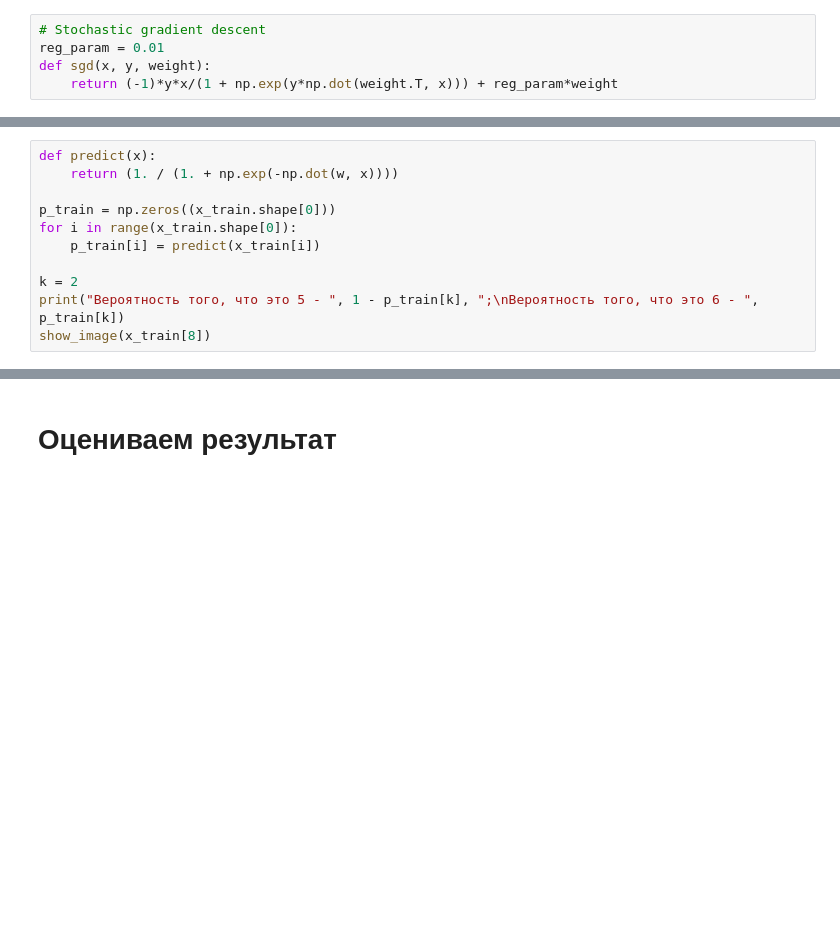
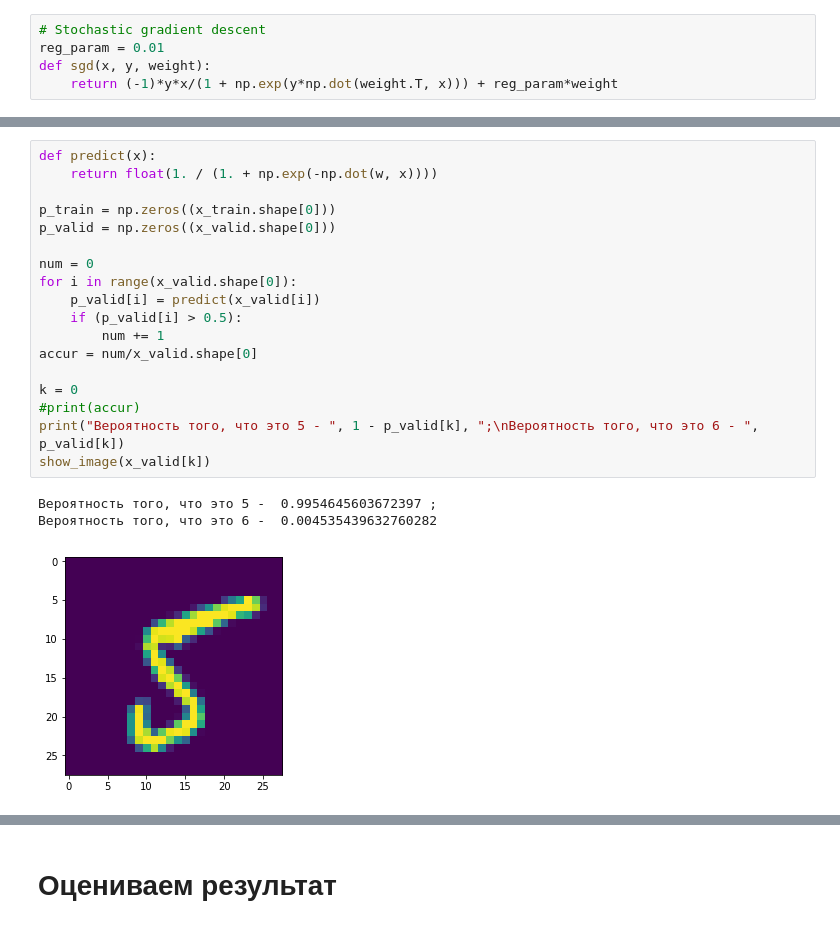
Before and after one commit to GitDimONE/Tech_ANN, a Jupyter notebook: 1_Lecture/01_Homework_Template.ipynb, the cells around one changed output, grey strips where cells are left out. Drawn from its saved outputs; the diff is of its cells as text; blank space fills up the shorter version.

```diff
--- a/1_Lecture/01_Homework_Template.ipynb
+++ b/1_Lecture/01_Homework_Template.ipynb
@@ -148,11 +154,22 @@ plt.legend()
 # %%
 def predict(x):
-    return (1. / (1. + np.exp(-np.dot(w, x))))
+    return float(1. / (1. + np.exp(-np.dot(w, x))))
 
 p_train = np.zeros((x_train.shape[0]))
-for i in range(x_train.shape[0]):
-    p_train[i] = predict(x_train[i])
+p_valid = np.zeros((x_valid.shape[0]))
 
-k = 2
-print("Вероятность того, что это 5 - ", 1 - p_train[k], ";\nВероятность того, что это 6 - ", p_train[k])
-show_image(x_train[8])
+num = 0
+for i in range(x_valid.shape[0]):
+    p_valid[i] = predict(x_valid[i])
+    if (p_valid[i] > 0.5):
+        num += 1
+accur = num/x_valid.shape[0]
+
+k = 0
+#print(accur)
+print("Вероятность того, что это 5 - ", 1 - p_valid[k], ";\nВероятность того, что это 6 - ", p_valid[k])
+show_image(x_valid[k])
+# %% [output]
+Вероятность того, что это 5 -  0.9954645603672397 ;
+Вероятность того, что это 6 -  0.004535439632760282
+[figure, added]
```
Also changed, not shown: parts of 16 cells of this notebook, 1 other file.
